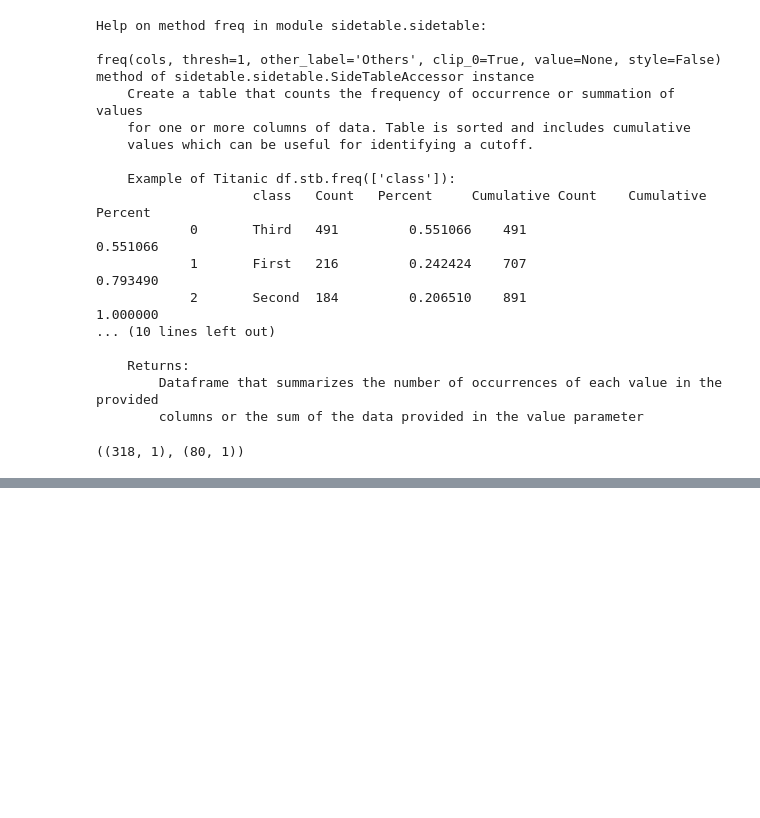
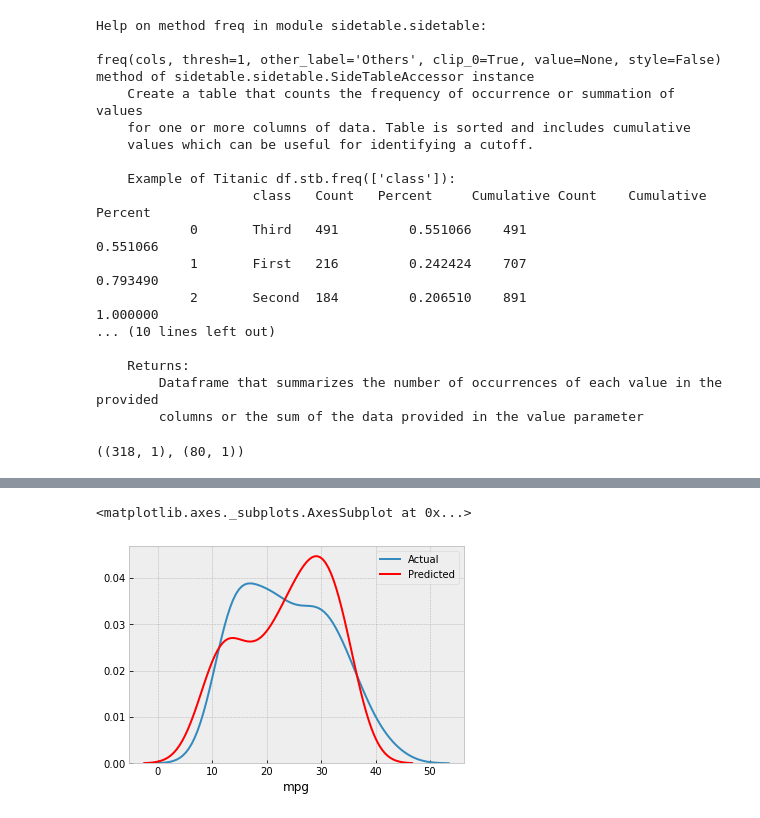
Before and after one commit to omotayo-alade/Scripts_Notebooks, a Jupyter notebook: notebooks/machine_learning.ipynb, the cells around one changed output, grey strips where cells are left out. Saved outputs shown, nothing was run; the diff lists cells and outputs as text; code cells hidden in the pictures; blank space fills up the shorter version.

```diff
--- a/notebooks/machine_learning.ipynb
+++ b/notebooks/machine_learning.ipynb
@@ -534,0 +532,6 @@ plt.show()
+# %%
+ax = sns.distplot(y_test, hist=False, label='Actual')
+sns.distplot(y_pred, hist=False, color='r', label='Predicted', ax=ax)
+# %% [output]
+<matplotlib.axes._subplots.AxesSubplot at 0x...>
+[figure, added]
```
Also changed, not shown: parts of 7 cells of this notebook.
